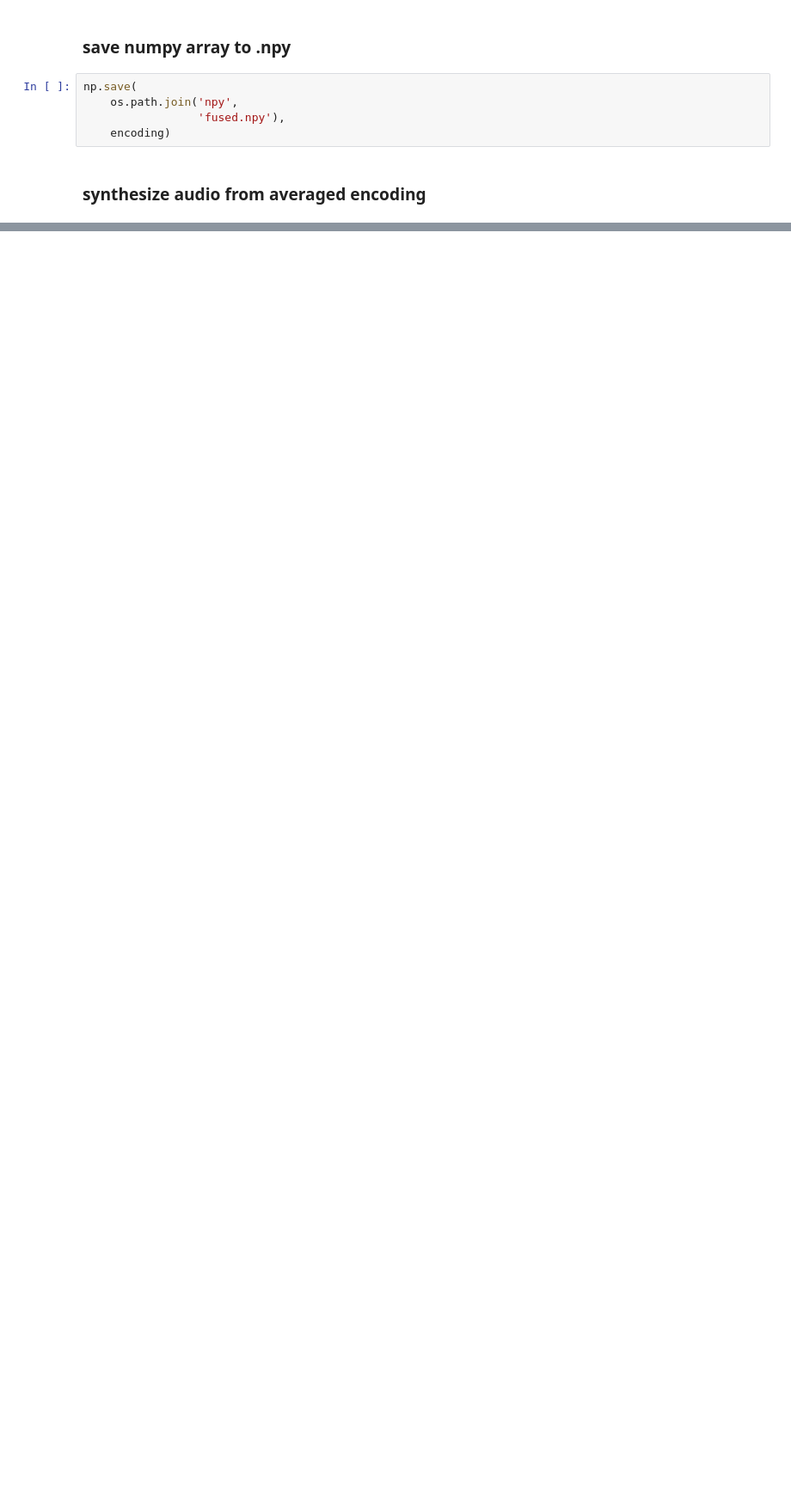
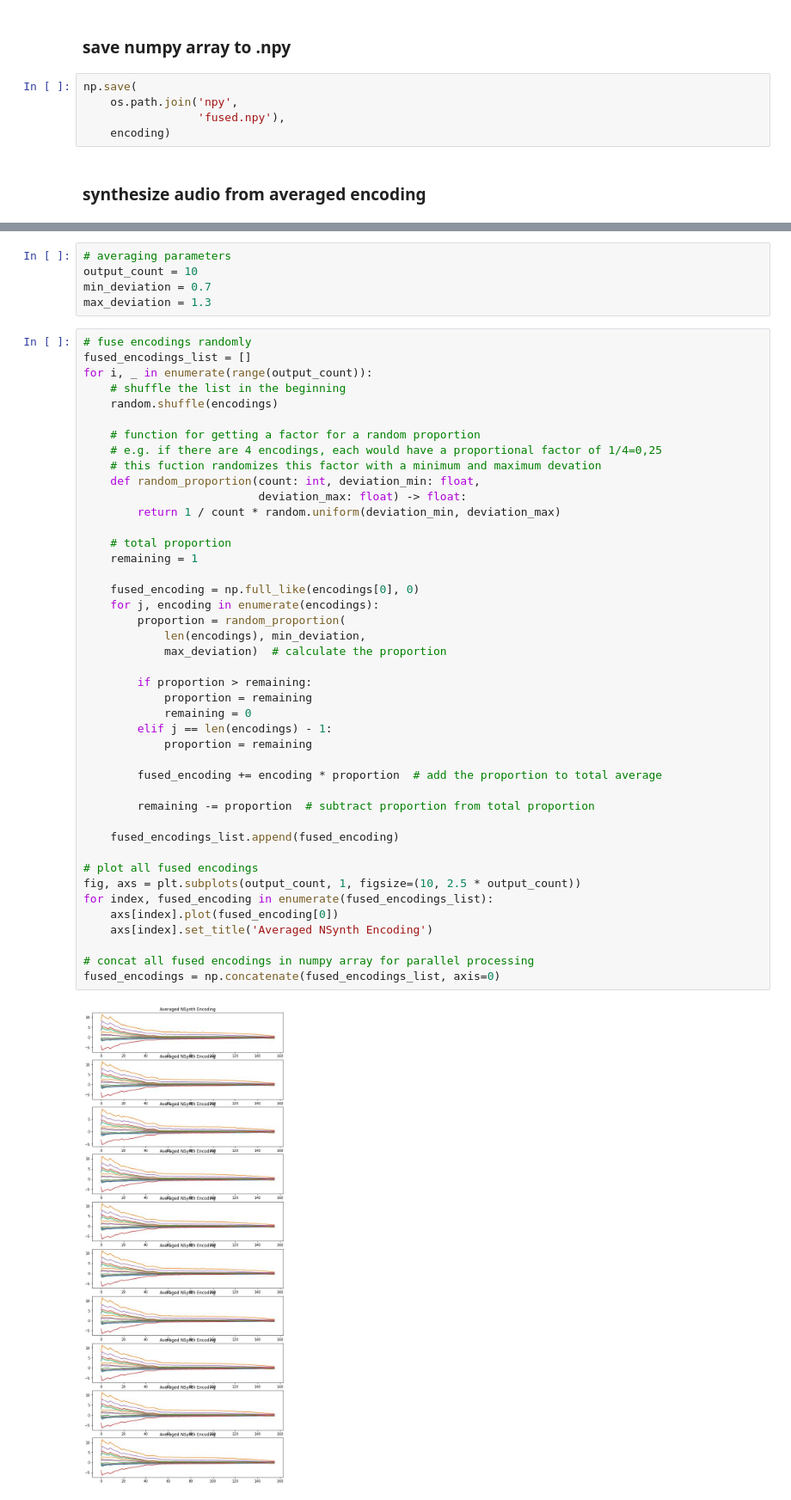
Before and after one commit to papayapeter/nsynth-notification-sound-generation, a Jupyter notebook: fusing.ipynb, the cells around one changed output, grey strips where cells are left out. Shown at 86% size. Drawn from its saved outputs; the diff is of its cells as text; blank space fills up the shorter version.

```diff
--- a/fusing.ipynb
+++ b/fusing.ipynb
@@ -166,0 +166,50 @@ INFO:tensorflow:Saving: out/fused.wav
+# %%
+# averaging parameters
+output_count = 10
+min_deviation = 0.7
+max_deviation = 1.3
+# %%
+# fuse encodings randomly
+fused_encodings_list = []
+for i, _ in enumerate(range(output_count)):
+    # shuffle the list in the beginning
+    random.shuffle(encodings)
+
+    # function for getting a factor for a random proportion
+    # e.g. if there are 4 encodings, each would have a proportional factor of 1/4=0,25
+    # this fuction randomizes this factor with a minimum and maximum devation
+    def random_proportion(count: int, deviation_min: float,
+                          deviation_max: float) -> float:
+        return 1 / count * random.uniform(deviation_min, deviation_max)
+
+    # total proportion
+    remaining = 1
+
+    fused_encoding = np.full_like(encodings[0], 0)
+    for j, encoding in enumerate(encodings):
+        proportion = random_proportion(
+            len(encodings), min_deviation,
+            max_deviation)  # calculate the proportion
+
+        if proportion > remaining:
+            proportion = remaining
+            remaining = 0
+        elif j == len(encodings) - 1:
+            proportion = remaining
+
+        fused_encoding += encoding * proportion  # add the proportion to total average
+
+        remaining -= proportion  # subtract proportion from total proportion
+
+    fused_encodings_list.append(fused_encoding)
+
+# plot all fused encodings
+fig, axs = plt.subplots(output_count, 1, figsize=(10, 2.5 * output_count))
+for index, fused_encoding in enumerate(fused_encodings_list):
+    axs[index].plot(fused_encoding[0])
+    axs[index].set_title('Averaged NSynth Encoding')
+
+# concat all fused encodings in numpy array for parallel processing
+fused_encodings = np.concatenate(fused_encodings_list, axis=0)
+# %% [output]
+[figure, added]
```
Also changed, not shown: parts of 14 cells of this notebook.
